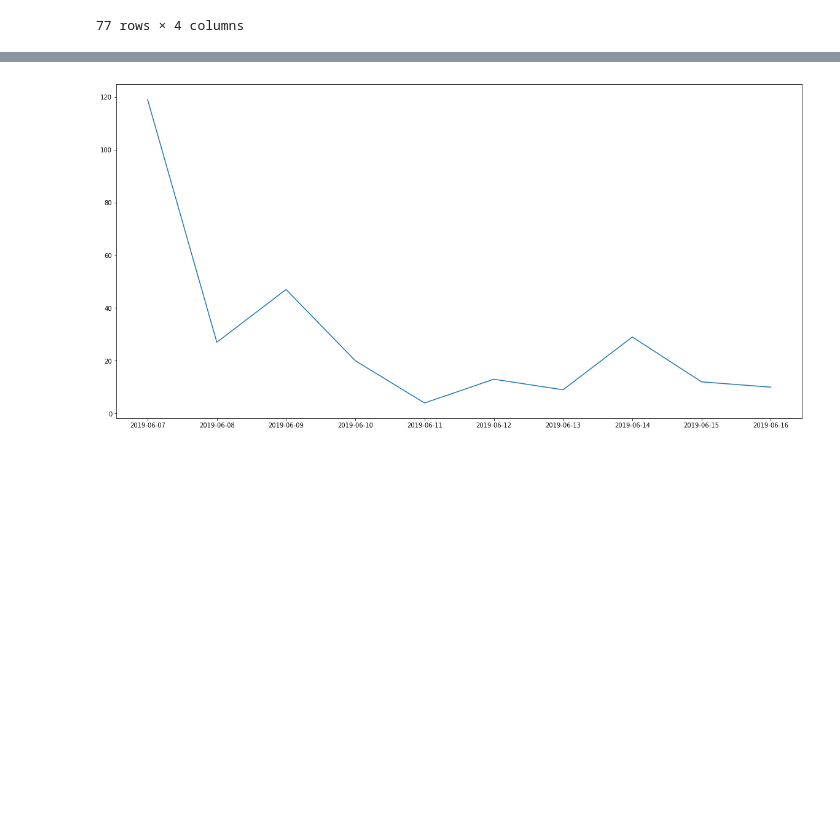
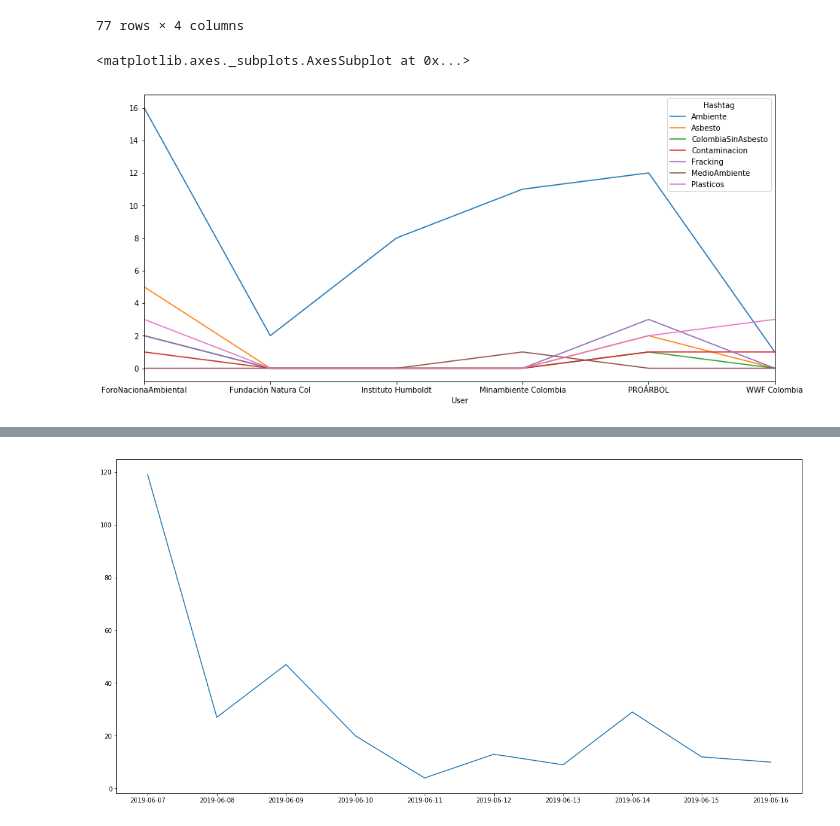
Before and after one commit to davidalejandro1223/Introduccion-ciencia-datos, a Jupyter notebook: Reto 2/ambientalAnalysis/Untitled1.ipynb, the cells around one changed output, grey strips where cells are left out. Drawn from its saved outputs; the diff is of its cells as text; code cells hidden in the pictures; blank space fills up the shorter version.

```diff
--- a/Reto 2/ambientalAnalysis/Untitled1.ipynb
+++ b/Reto 2/ambientalAnalysis/Untitled1.ipynb
@@ -59,0 +56,10 @@ ha = df['Hashtag']
+# %%
+# plot data
+fig, ax = plt.subplots(figsize=(15,7))
+# use unstack()
+dff = df1.groupby(['User'])['Hashtag'].value_counts().unstack()
+dff.fillna(0, inplace=True)
+dff.plot(ax=ax)
+# %% [output]
+<matplotlib.axes._subplots.AxesSubplot at 0x...>
+[figure, added]
```
Also changed, not shown: parts of 4 cells of this notebook.
